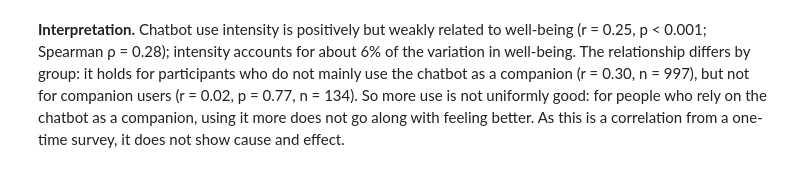
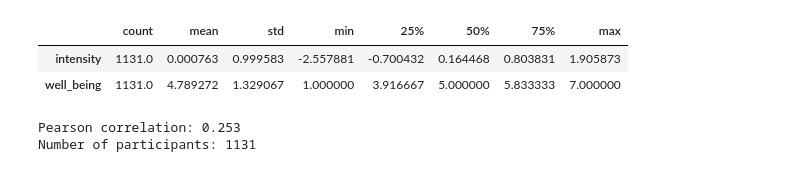
Before and after one commit to xMrTuffnut/ai-companion-wellbeing, a Jupyter notebook: notebooks/03_rq2_intensity.ipynb, the cells around one changed output. Drawn from its saved outputs; the diff is of its cells as text; code cells hidden in the pictures.

```diff
--- a/notebooks/03_rq2_intensity.ipynb
+++ b/notebooks/03_rq2_intensity.ipynb
@@ -87,2 +30,18 @@ Other use: n = 997, r = 0.30, p = 0.0000
-# %% [markdown]
-**Interpretation.** Chatbot use intensity is positively but weakly related to well-being (r = 0.25, p < 0.001; Spearman ρ = 0.28); intensity accounts for about 6% of the variation in well-being. The relationship differs by group: it holds for participants who do not mainly use the chatbot as a companion (r = 0.30, n = 997), but not for companion users (r = 0.02, p = 0.77, n = 134). So more use is not uniformly good: for people who rely on the chatbot as a companion, using it more does not go along with feeling better. As this is a correlation from a one-time survey, it does not show cause and effect.
+# %%
+df[["intensity", "well_being"]].describe().T
+# %% [output]
+|  | count | mean | std | min | 25% | 50% | 75% | max |
+| intensity | 1131.0 | 0.000763 | 0.999583 | -2.557881 | -0.700432 | 0.164468 | 0.803831 | 1.905873 |
+| well_being | 1131.0 | 4.789272 | 1.329067 | 1.000000 | 3.916667 | 5.000000 | 5.833333 | 7.000000 |
+# %%
+# Keep only the two columns we need and remove rows with missing values.
+analysis_df = df[["intensity", "well_being"]].dropna()
+
+# Pandas calculates the Pearson correlation between the two columns.
+correlation = analysis_df["intensity"].corr(analysis_df["well_being"])
+
+print("Pearson correlation:", round(correlation, 3))
+print("Number of participants:", len(analysis_df))
+# %% [output]
+Pearson correlation: 0.253
+Number of participants: 1131
```
Also changed, not shown: parts of 15 cells of this notebook, 1 other file.
